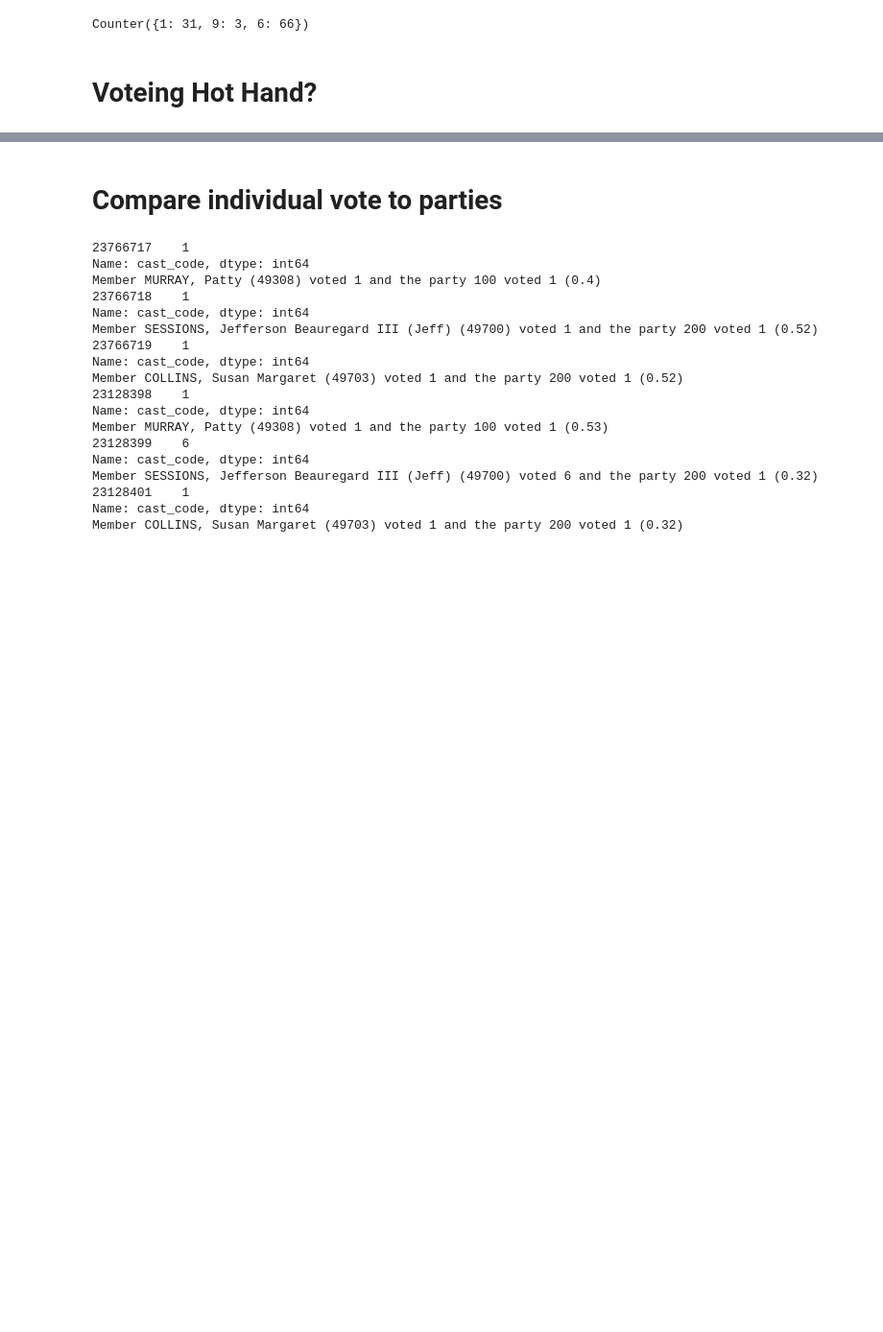
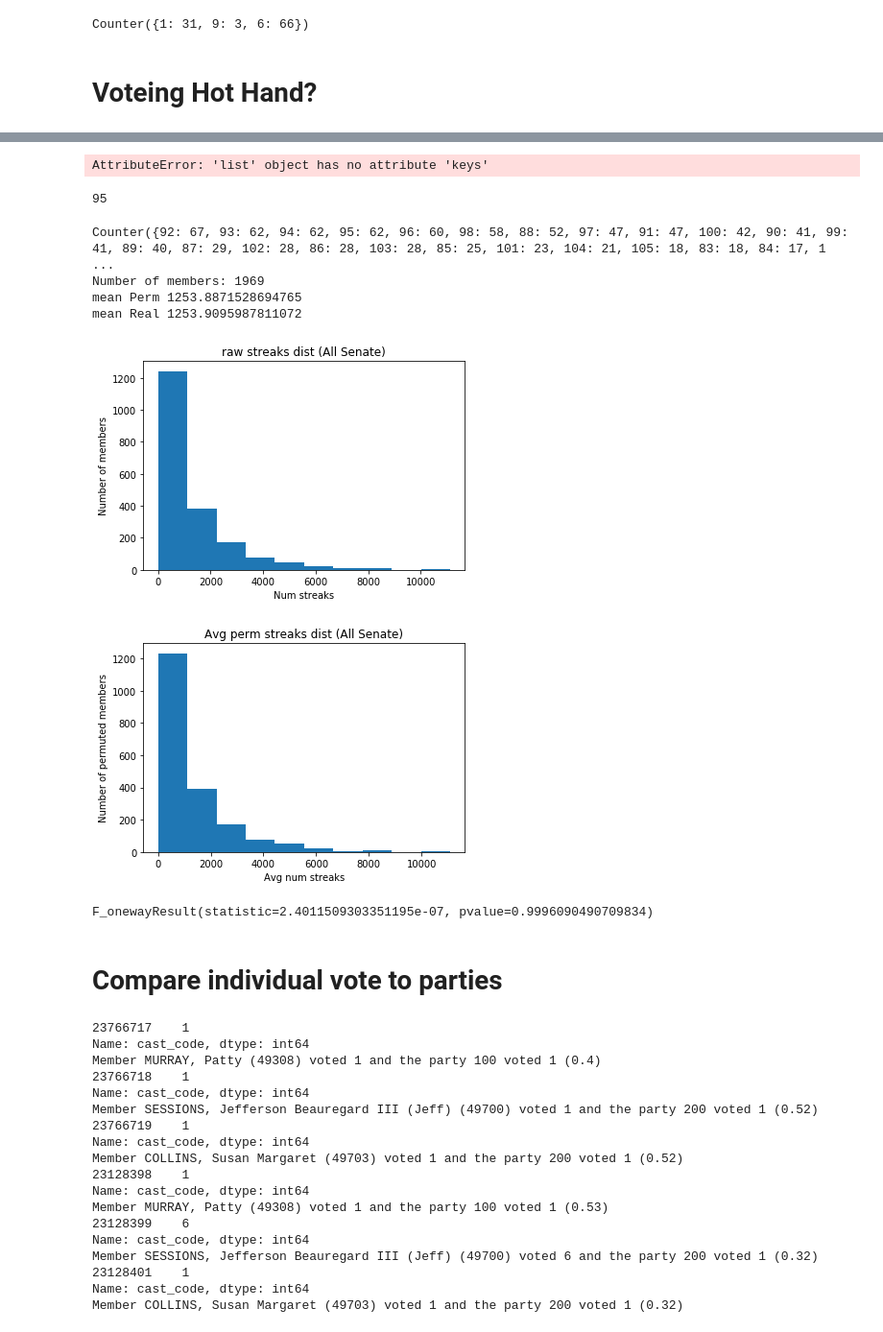
Before and after one commit to kwcooper/congress_analysis, a Jupyter notebook: roll2.ipynb, the cells around one changed output, grey strips where cells are left out. Shown at 96% size. Drawn from its saved outputs; the diff is of its cells as text; code cells hidden in the pictures; blank space fills up the shorter version.

```diff
--- a/roll2.ipynb
+++ b/roll2.ipynb
@@ -623,6 +656,12 @@ pthName = "/home/wade/Documents/Datasets/congressDicts/" + fName
 pickle.dump( countsDict, open( pthName, "wb" ) )
 print('Saved', str(fName))
 # %%
+
+# load it
+fName = "all_senate_member_streak_counts.p"
+pthName = "/home/wade/Documents/Datasets/congressDicts/" + fName
+countsDict = pickle.load(open( pthName, "rb" ))
+
 # lets look at the data (permutations)
 # Let's collect the counts
 lenn = len(counts.keys())
@@ -646,36 +685,66 @@ Counter(realList)
 # counts of the number of consectutive votes
 # Senate 661HH all members: Counter({0: 1831, 1: 123, None: 15})
 # Senate 116HH all members: Counter({0: 1825, 1: 129, None: 15})
+# %% [output]
+AttributeError: 'list' object has no attribute 'keys'
+# %%
+def meanCounter(counter):
+    sum_of_numbers = sum(number*counter[number] for number in counter)
+    count = sum(counter[n] for n in counter)
+    return sum_of_numbers / count
+# %% [output]
+95
 # %%
 # What about the streaks?
 lenn = len(countsDict.keys())
+
 #lenn = 200
-realList = []
+realList = [] # A list of number of streaks
 for inc in range(lenn):
     #print(counts[list(counts.keys())[inc]])
     realList.append(countsDict[list(countsDict.keys())[inc]]['real'])
 
 
 # mean and SD from counter objects
 # https://stackoverflow.com/questions/33695220/calculate-mean-on-values-in-python-collections-counter
 
-counter = countsDict[list(countsDict.keys())[inc]]['perm']
+permAvgs = [] # a list of the permutation averages per member
+for inc in range(lenn):
+    counter = countsDict[list(countsDict.keys())[inc]]['perm']
+    permAvgs.append(meanCounter(counter))
 
-def meanCounter(counter):
-    sum_of_numbers = sum(number*counter[number] for number in counter)
-    count = sum(counter[n] for n in counter)
-    return sum_of_numbers / count
 
+# find the mean of the permuted streaks
 print(counter)
-print('mean', meanCounter(counter))
-
+print('Number of members:', lenn)
+print('mean Perm', sum(permAvgs)/len(permAvgs))
+print('mean Real', meanCounter(Counter(realList)))
 
 #Counter(realList)
 plt.hist(realList) # This is interesting? Naaa bc Number of votes.
-plt.title('raw streaks distrobution')
+plt.title('raw streaks dist (All Senate)')
+plt.xlabel('Num streaks')
+plt.ylabel('Number of members')
 plt.show()
 
-Counter([1,1,1,1,2,2,2,2,3,3,4])
+plt.hist(permAvgs) # This is interesting? Naaa bc Number of votes.
+plt.title('Avg perm streaks dist (All Senate)')
+plt.xlabel('Avg num streaks')
+plt.ylabel('Number of permuted members')
+plt.show()
+
+# Counter([1,1,1,1,2,2,2,2,3,3,4])
+# Anova
+print(stats.f_oneway(realList, permAvgs))
+# F_onewayResult(statistic=2.4011509303351195e-07, pvalue=0.9996090490709834)
+# %% [output]
+Counter({92: 67, 93: 62, 94: 62, 95: 62, 96: 60, 98: 58, 88: 52, 97: 47, 91: 47, 100: 42, 90: 41, 99: 41, 89: 40, 87: 29, 102: 28, 86: 28, 103: 28, 85: 25, 101: 23, 104: 21, 105: 18, 83: 18, 84: 17, 1 ...
+Number of members: 1969
+mean Perm 1253.8871528694765
+mean Real 1253.9095987811072
+[figure, added]
+[figure, added]
+F_onewayResult(statistic=2.4011509303351195e-07, pvalue=0.9996090490709834)
 # %% [markdown]
 # Compare individual vote to parties
 # %%
```
Also changed, not shown: parts of 8 cells of this notebook.
